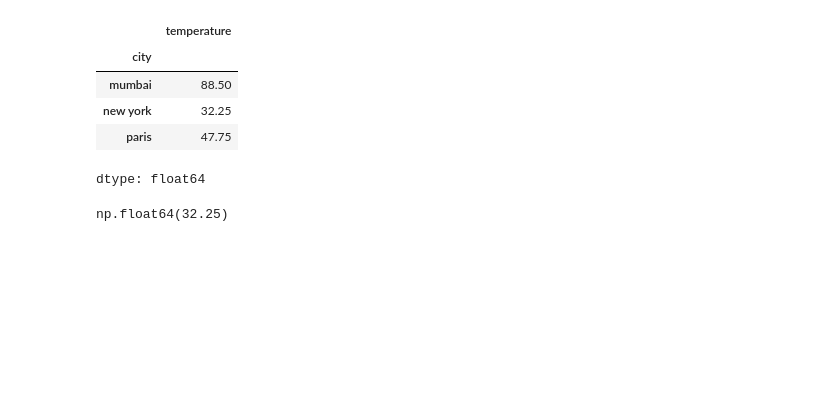
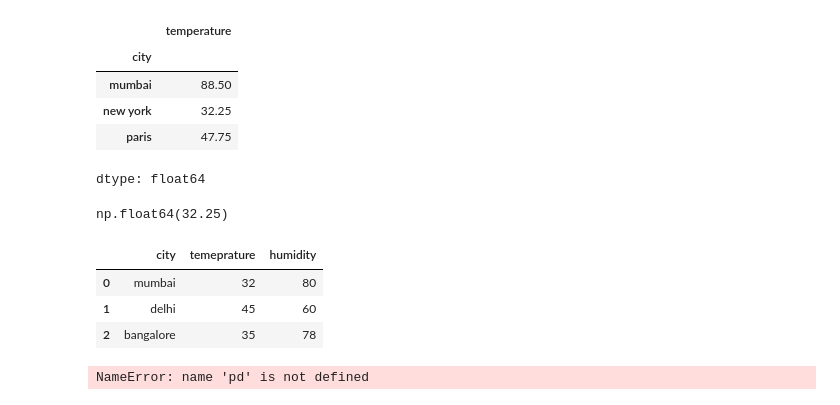
Before and after one commit to azeem932356/Numpy-Pandas-OpenCV-DataVisualization-DataScraping, a Jupyter notebook: Pandas/Pandas.ipynb, the cells around one changed output. Drawn from its saved outputs; the diff is of its cells as text; code cells hidden in the pictures; blank space fills up the shorter version.

Commit message:
concat() and merge()

```diff
--- a/Pandas/Pandas.ipynb
+++ b/Pandas/Pandas.ipynb
@@ -1222,0 +1225,26 @@ np.float64(32.25)
+# %%
+#concat() and merge()
+
+
+indian_weather= pd.DataFrame({
+    "city":["mumbai", "delhi", "bangalore"],
+    "temeprature": [32, 45, 35],
+    "humidity": [80, 60, 78]
+})
+
+indian_weather
+# %% [output]
+|  | city | temeprature | humidity |
+| 0 | mumbai | 32 | 80 |
+| 1 | delhi | 45 | 60 |
+| 2 | bangalore | 35 | 78 |
+# %%
+us_weather= pd.DataFrame({
+    "city":["new york", "chicago", "orlando"],
+    "temeprature": [21, 14, 35],
+    "humidity": [68, 65, 75]
+})
+
+us_weather
+# %% [output]
+NameError: name 'pd' is not defined
```
Also changed, not shown: parts of 1 cell of this notebook.
